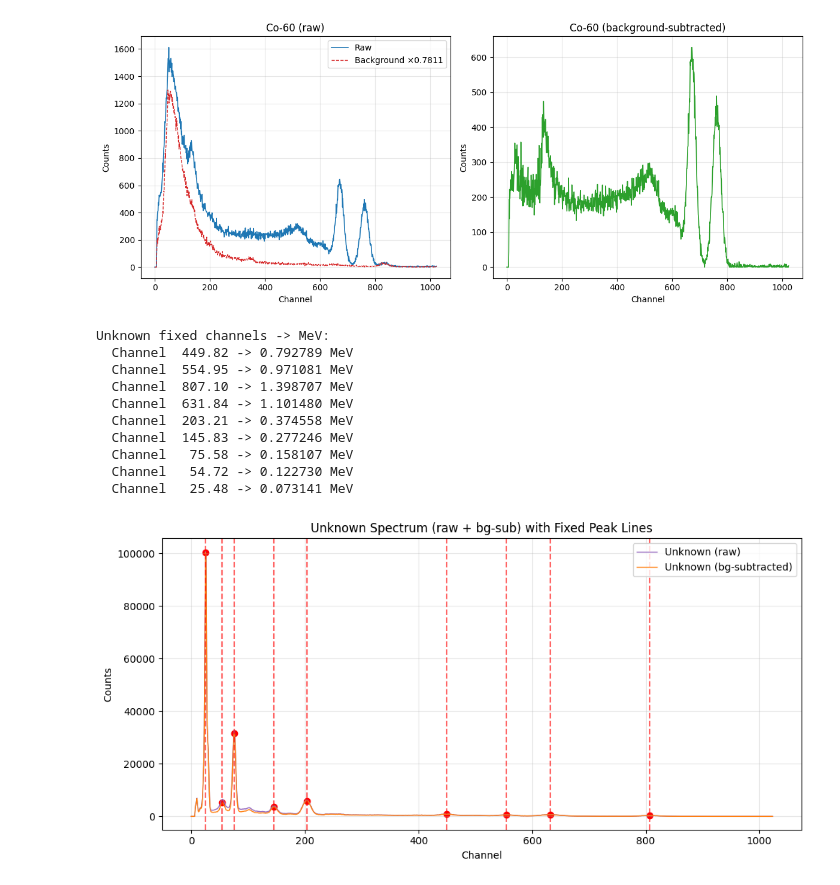
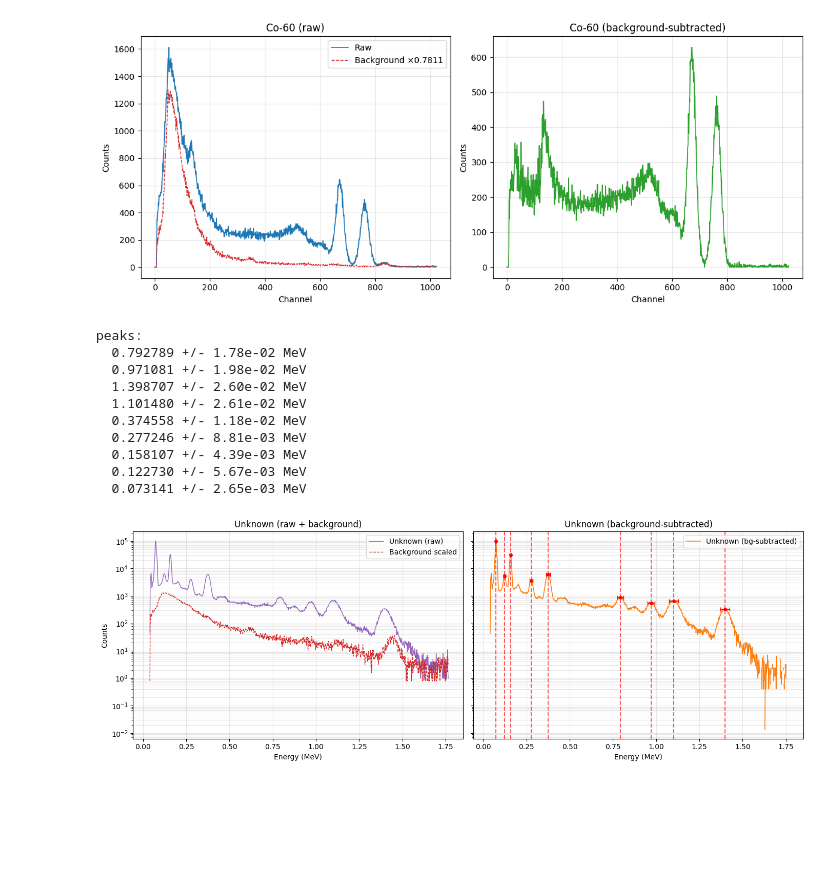
Before and after one commit to David-Amarante/LFEA, a Jupyter notebook: source_analysis.ipynb, the cells around one changed output. Cells and saved outputs as stored; diff of their text form; code cells hidden in the pictures; blank space fills up the shorter version.

```diff
--- a/source_analysis.ipynb
+++ b/source_analysis.ipynb
@@ -206,37 +211,51 @@ plt.show()
 # %% [output]
 [figure]
 # %%
-# Unknown: raw + background overlay | background-subtracted, with fixed channels only
-unknown_fixed_channels = [449.82, 554.95, 807.10, 631.84, 203.21, 145.83, 75.58, 54.72, 25.48]
-fig, ax = plt.subplots(figsize=(10,5))
-ax.plot(unknown_raw['channels'], unknown_raw['counts'], lw=1, label='Unknown (raw)', color='tab:purple')
-ax.plot(unknown['channels'], unknown['counts'], lw=1, label='Unknown (bg-subtracted)', color='tab:orange')
-for ch in unknown_fixed_channels:
-    idx = int(round(ch))
-    idx = max(0, min(idx, len(unknown['channels'])-1))
-    cnt = unknown['counts'][idx]
-    ax.axvline(ch, color='red', linestyle='--', alpha=0.6)
-    ax.scatter(ch, cnt, color='red')
-print('\nUnknown fixed channels -> MeV:')
-for ch in unknown_fixed_channels:
-    energy = float(channel_to_mev(ch, cal))
-    print(f"  Channel {ch:7.2f} -> {energy:.6f} MeV")
-ax.set_xlabel('Channel')
-ax.set_ylabel('Counts')
-ax.set_title('Unknown Spectrum (raw + bg-sub) with Fixed Peak Lines')
-ax.legend()
-ax.grid(alpha=0.3)
+# Unknown spectrum in MeV with peak uncertainties
+unknown_peak_channels = [449.82, 554.95, 807.10, 631.84, 203.21, 145.83, 75.58, 54.72, 25.48]
+unknown_peak_fwhm = [24.70, 27.47, 36.11, 36.28, 16.42, 12.23, 6.10, 7.88, 3.68]
+
+fig, axs = plt.subplots(1, 2, figsize=(14, 5), sharey=True)
+unknown_raw_energy = channel_to_mev(unknown_raw['channels'], cal)
+background_energy = channel_to_mev(background['channels'], cal)
+unknown_energy = channel_to_mev(unknown['channels'], cal)
+peak_energies = channel_to_mev(np.array(unknown_peak_channels, dtype=float), cal)
+peak_sigma_mev = np.array(unknown_peak_fwhm, dtype=float) / 2.355 * cal['slope']
+
+axs[0].plot(unknown_raw_energy, unknown_raw['counts'], lw=1, label='Unknown (raw)', color='tab:purple')
+axs[0].plot(background_energy, ACQ['unknown'] / ACQ['background'] * background['counts'], lw=1, linestyle='--', label='Background scaled', color='tab:red')
+axs[0].set_title('Unknown (raw + background)')
+axs[0].set_xlabel('Energy (MeV)')
+axs[0].set_ylabel('Counts')
+axs[0].set_yscale('log', nonpositive='mask')
+axs[0].grid(alpha=0.3, which='both')
+axs[0].legend()
+
+axs[1].plot(unknown_energy, unknown['counts'], lw=1.2, color='tab:orange', label='Unknown (bg-subtracted)')
+for peak_energy, peak_channel, peak_fwhm, peak_sigma in zip(peak_energies, unknown_peak_channels, unknown_peak_fwhm, peak_sigma_mev):
+    idx = int(np.argmin(np.abs(unknown['channels'] - peak_channel)))
+    peak_count = unknown['counts'][idx]
+    axs[1].axvline(peak_energy, color='red', linestyle='--', alpha=0.65)
+    axs[1].errorbar(peak_energy, peak_count, xerr=peak_sigma, fmt='o', color='red', ecolor='red', capsize=3, markersize=4)
+print('\npeaks:')
+for peak_energy, peak_sigma in zip(peak_energies, peak_sigma_mev):
+    print(f"  {peak_energy:.6f} +/- {peak_sigma:.2e} MeV")
+axs[1].set_title('Unknown (background-subtracted)')
+axs[1].set_xlabel('Energy (MeV)')
+axs[1].set_yscale('log', nonpositive='mask')
+axs[1].grid(alpha=0.3, which='both')
+axs[1].legend()
 plt.tight_layout()
 plt.show()
 # %% [output]
-Unknown fixed channels -> MeV:
-  Channel  449.82 -> 0.792789 MeV
-  Channel  554.95 -> 0.971081 MeV
-  Channel  807.10 -> 1.398707 MeV
-  Channel  631.84 -> 1.101480 MeV
-  Channel  203.21 -> 0.374558 MeV
-  Channel  145.83 -> 0.277246 MeV
-  Channel   75.58 -> 0.158107 MeV
-  Channel   54.72 -> 0.122730 MeV
-  Channel   25.48 -> 0.073141 MeV
+peaks:
+  0.792789 +/- 1.78e-02 MeV
+  0.971081 +/- 1.98e-02 MeV
+  1.398707 +/- 2.60e-02 MeV
+  1.101480 +/- 2.61e-02 MeV
+  0.374558 +/- 1.18e-02 MeV
+  0.277246 +/- 8.81e-03 MeV
+  0.158107 +/- 4.39e-03 MeV
+  0.122730 +/- 5.67e-03 MeV
+  0.073141 +/- 2.65e-03 MeV
-[figure, old version]
+[figure, new version]
```
Also changed, not shown: parts of 2 cells of this notebook.
